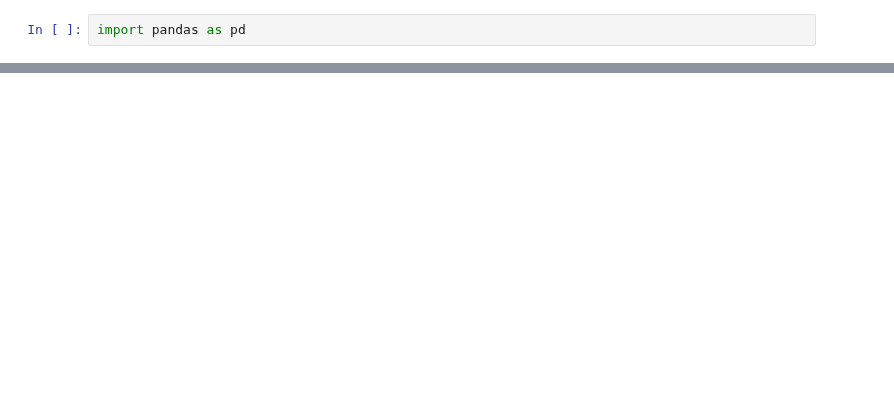
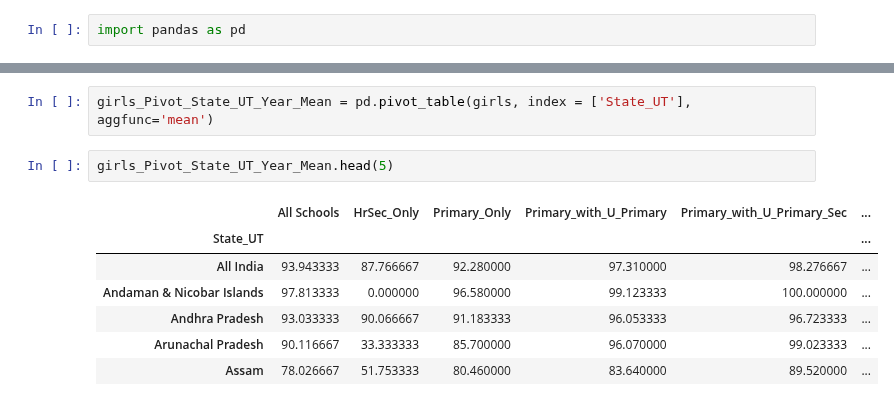
Before and after one commit to rahulvaish/MachineLearning-Python, a Jupyter notebook: UnderstandingPivotTables.ipynb, the cells around one changed output, grey strips where cells are left out. Drawn from its saved outputs; the diff is of its cells as text; blank space fills up the shorter version.

```diff
--- a/UnderstandingPivotTables.ipynb
+++ b/UnderstandingPivotTables.ipynb
@@ -69,0 +75,12 @@ West Bengal                 99.83
+# %%
+girls_Pivot_State_UT_Year_Mean = pd.pivot_table(girls, index = ['State_UT'],  aggfunc='mean')
+# %%
+girls_Pivot_State_UT_Year_Mean.head(5)
+# %% [output]
+|  | All Schools | HrSec_Only | Primary_Only | Primary_with_U_Primary | Primary_with_U_Primary_Sec | ... |
+| State_UT |  |  |  |  |  | ... |
+| All India | 93.943333 | 87.766667 | 92.280000 | 97.310000 | 98.276667 | ... |
+| Andaman & Nicobar Islands | 97.813333 | 0.000000 | 96.580000 | 99.123333 | 100.000000 | ... |
+| Andhra Pradesh | 93.033333 | 90.066667 | 91.183333 | 96.053333 | 96.723333 | ... |
+| Arunachal Pradesh | 90.116667 | 33.333333 | 85.700000 | 96.070000 | 99.023333 | ... |
+| Assam | 78.026667 | 51.753333 | 80.460000 | 83.640000 | 89.520000 | ... |
```
Also changed, not shown: parts of 15 cells of this notebook.
